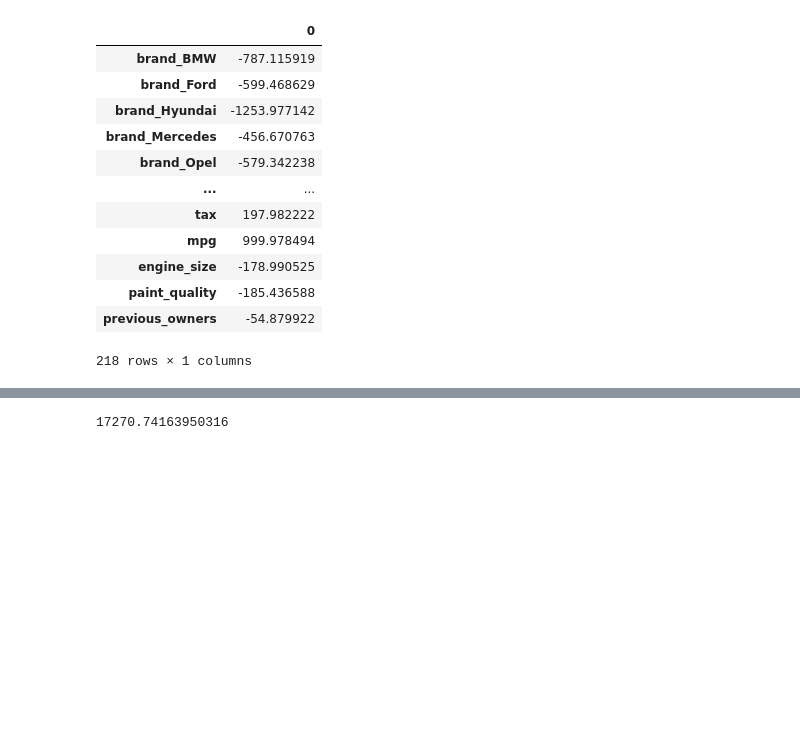
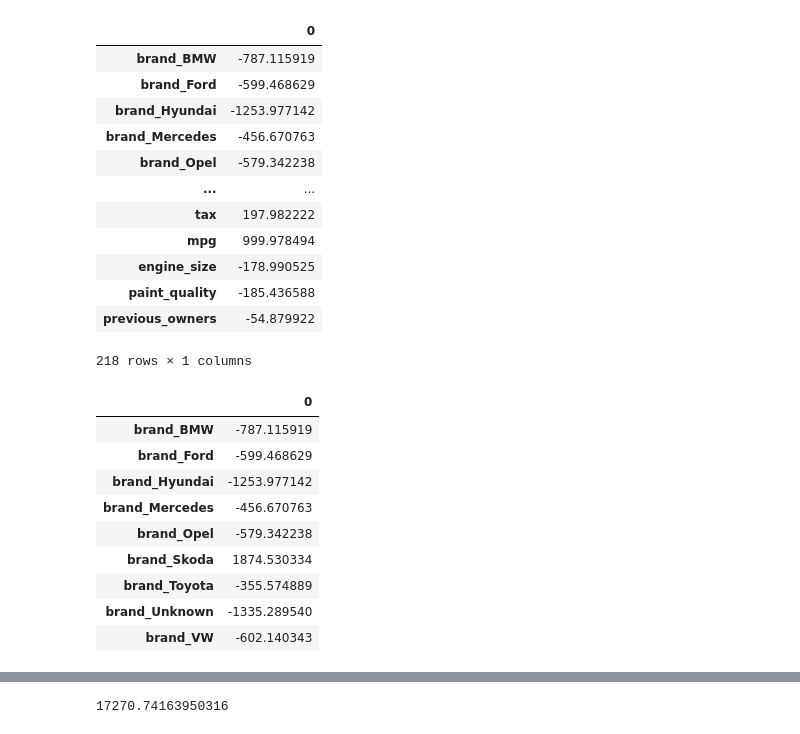
Before and after one commit to TheFriendlyTwin/Group14-Cars4You-Project, a Jupyter notebook: todo_28.10.ipynb, the cells around one changed output, grey strips where cells are left out. Drawn from its saved outputs; the diff is of its cells as text; code cells hidden in the pictures; blank space fills up the shorter version.

```diff
--- a/todo_28.10.ipynb
+++ b/todo_28.10.ipynb
@@ -1841,3 +1855,17 @@ coefs
 | paint_quality | -185.436588 |
 | previous_owners | -54.879922 |
 218 rows × 1 columns
+# %%
+# Check coefficients for all the car brands
+coefs[0: 9]
+# %% [output]
+|  | 0 |
+| brand_BMW | -787.115919 |
+| brand_Ford | -599.468629 |
+| brand_Hyundai | -1253.977142 |
+| brand_Mercedes | -456.670763 |
+| brand_Opel | -579.342238 |
+| brand_Skoda | 1874.530334 |
+| brand_Toyota | -355.574889 |
+| brand_Unknown | -1335.289540 |
+| brand_VW | -602.140343 |
```
Also changed, not shown: parts of 23 cells of this notebook.
